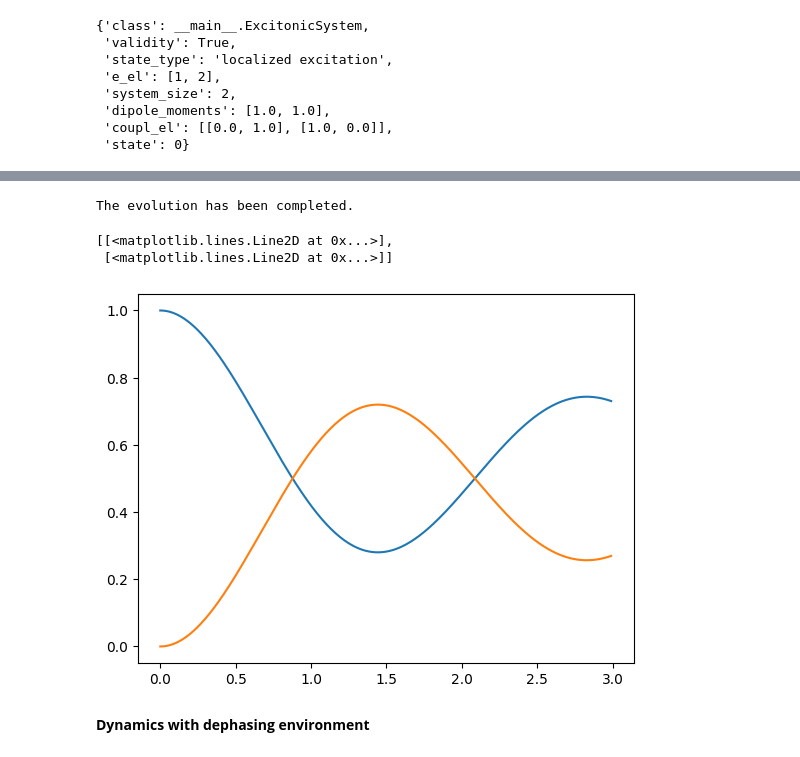
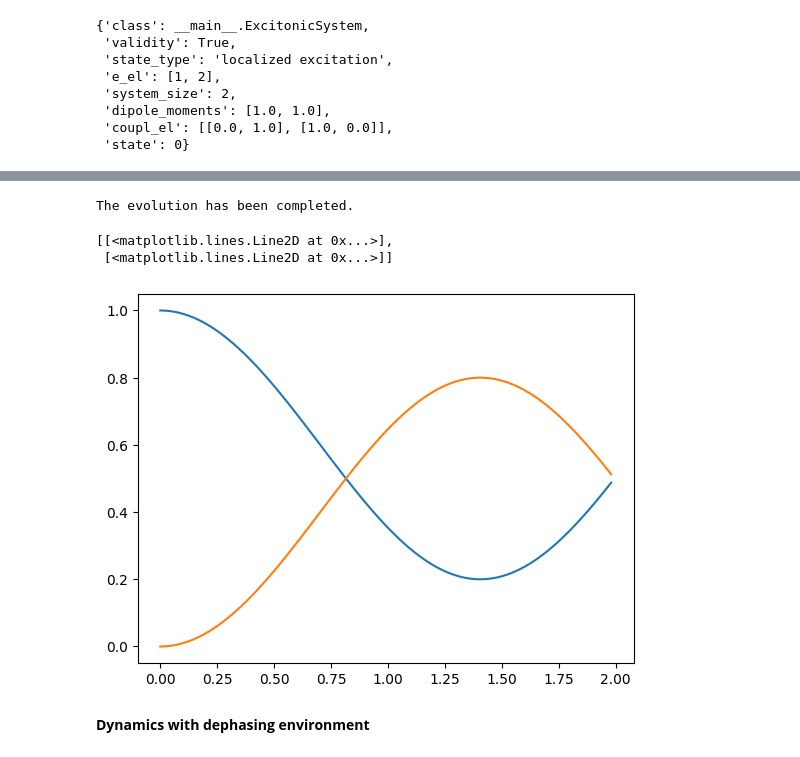
Before and after one commit to N384R/Quantum_Dynamics, a Jupyter notebook: test_qsextra_class.ipynb, the cells around one changed output, grey strips where cells are left out. Saved outputs shown, nothing was run; the diff lists cells and outputs as text; code cells hidden in the pictures.

```diff
--- a/test_qsextra_class.ipynb
+++ b/test_qsextra_class.ipynb
@@ -1182,7 +1182,7 @@ shots = 16000
 # %%
 from qiskit import transpile
 
-results = qevolve(esys, time, dt=dt, initialize_circuit=False)
+results = qevolve(esys, time, dt=dt, initialize_circuit=False, coll_rates=0.1)
 
 # qc_decomposed = transpile(results[1],
 #                           basis_gates=['cx', 'rx', 'rz', 'ry',
@@ -1353,4 +1370,0 @@ params: [2.75075129e+00 2.05462838e+00 1.88617053e-01 9.19453171e-02
-# %%
-minimizer = VTC(num_qubits, trotter_circuit, coll_rates=0.1)
-qc = minimizer.fidelity_circuit(initial_params(num_qubits, repeat), num_qubits)
-qc.draw('mpl')
@@ -1382,0 +1371,17 @@ time = np.arange(0, len(population))
+# %%
+population = []
+for step in range(100):
+    result = minimizer.minimize()
+
+    params = result.x
+    print(f'Step {step+1}:')
+    print(f'Fidelity: {1 - result.fun}')
+
+    ex_pop = minimizer.get_exciton_population(params)
+    ex_pop = {key: ex_pop.get(key, 0)
+              for key in [f'{1 << i:0{num_qubits}b}' for i in range(num_qubits)]}
+    print(ex_pop)
+    population.append(ex_pop)
+
+    minimizer.previous_params = params
+    minimizer.current_params = initial_params(num_qubits, repeat)
@@ -1383,22 +1483,22 @@ time = np.arange(0, len(population))
 # %%
 import matplotlib.pyplot as plt
 
-dt = 0.01
-gamma = 0.1
-time = np.arange(0, 3, dt)
+dt = 0.02
+time = np.arange(0, 2, dt)
 
-results_qutip_sesolve = clevolve(esys, time, gamma)
+esys = ExcitonicSystem(energies=epsilon, couplings=J)
+esys.set_state(state_type='localized excitation', state=0)
+
+results_qutip_sesolve = clevolve(esys, time)
 
 P_qutip_s = results_qutip_sesolve.expect
-error = [np.sqrt(P_qutip_s[i] * (np.ones_like(P_qutip_s[i]) - P_qutip_s[i]) / shots)
-         for i in range(len(epsilon))]
 
 [plt.plot(time, P_qutip_s[i]) for i in range(len(epsilon))]
 # %% [output]
 The evolution has been completed.
 [[<matplotlib.lines.Line2D at 0x...>],
  [<matplotlib.lines.Line2D at 0x...>]]
-[figure, old version]
+[figure, new version]
 # %% [markdown]
 **Dynamics with dephasing environment**
 # %%
```
Also changed, not shown: parts of 10 cells of this notebook, 1 other file.
